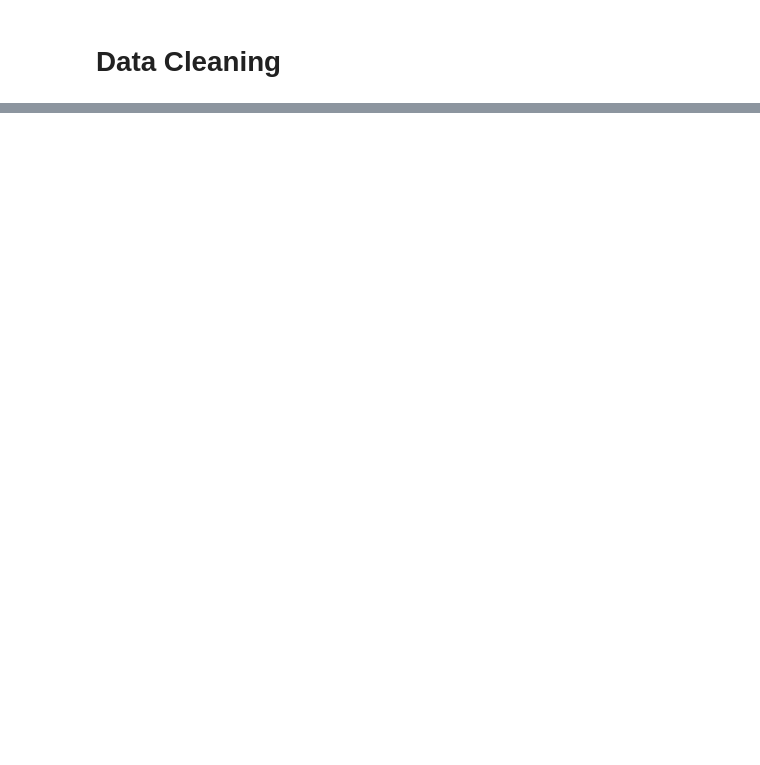
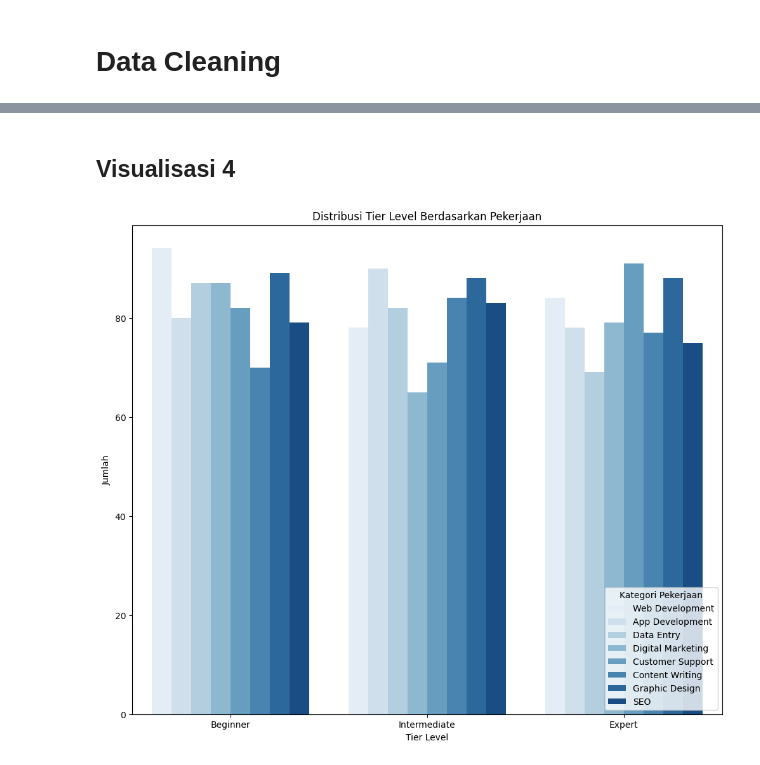
Before and after one commit to dharsalis/PenulisanIlmiah, a Jupyter notebook: PI_Dani.ipynb, the cells around one changed output, grey strips where cells are left out. Cells and saved outputs as stored; diff of their text form; code cells hidden in the pictures; blank space fills up the shorter version.

```diff
--- a/PI_Dani.ipynb
+++ b/PI_Dani.ipynb
@@ -24,0 +239,13 @@ df.info()
+# %% [markdown]
+## Visualisasi 4
+# %%
+# Distribusi tier level berdasarkan pekerjaannya
+plt.figure(figsize=(12, 10))
+sns.countplot(x='Experience_Level', hue='Job_Category', data=df, palette='Blues')
+plt.title('Distribusi Tier Level Berdasarkan Pekerjaan')
+plt.xlabel('Tier Level')
+plt.ylabel('Jumlah')
+plt.legend(title='Kategori Pekerjaan', loc='lower right')
+plt.show()
+# %% [output]
+[figure, added]
```
Also changed, not shown: parts of 28 cells of this notebook.
